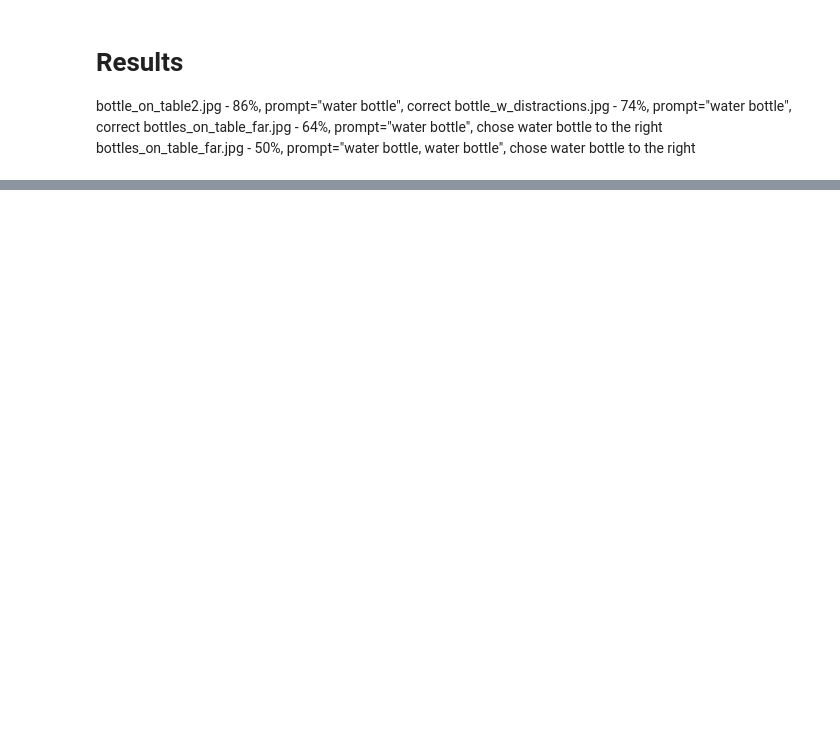
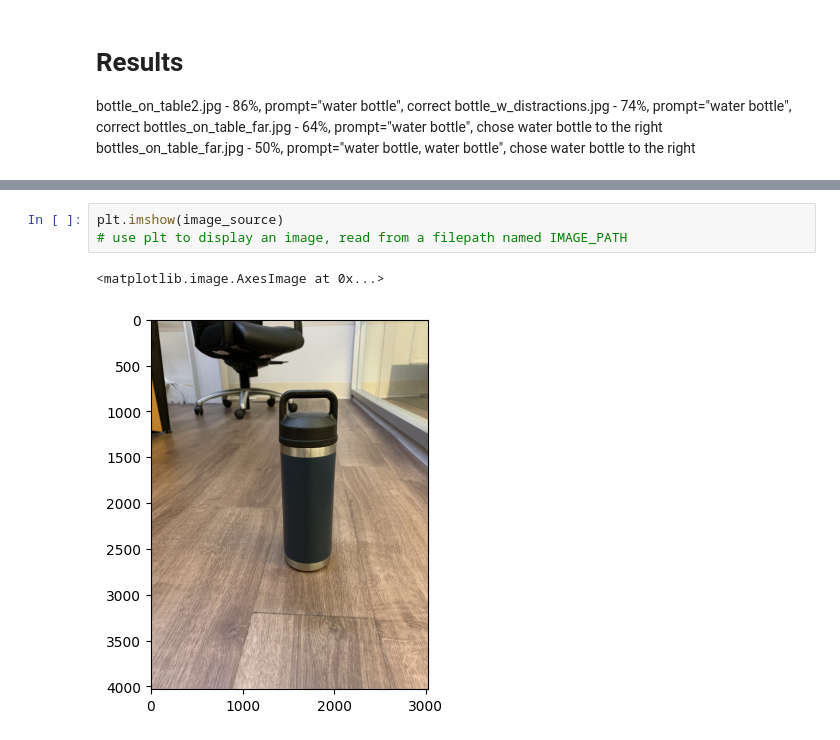
Before and after one commit to will-r61/calHacks2023, a Jupyter notebook: text_to_box/text_to_box.ipynb, the cells around one changed output, grey strips where cells are left out. Drawn from its saved outputs; the diff is of its cells as text; blank space fills up the shorter version.

```diff
--- a/text_to_box/text_to_box.ipynb
+++ b/text_to_box/text_to_box.ipynb
@@ -61,0 +66,6 @@ bottles_on_table_far.jpg - 50%, prompt="water bottle, water bottle", chose water
+# %%
+plt.imshow(image_source)
+# use plt to display an image, read from a filepath named IMAGE_PATH
+# %% [output]
+<matplotlib.image.AxesImage at 0x...>
+[figure, added]
```
Also changed, not shown: parts of 2 cells of this notebook, 2 other files.
